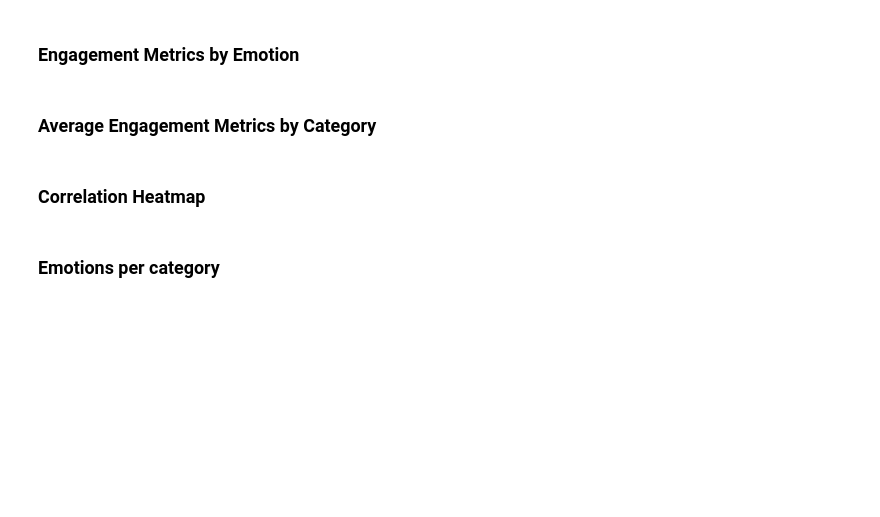
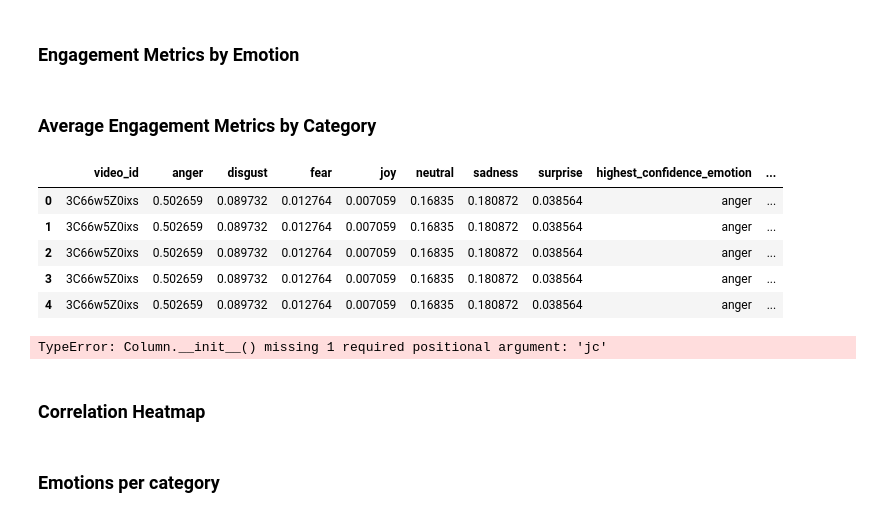
Before and after one commit to seszele64/Youtube-sentiment-analysis-project, a Jupyter notebook: 5. results_visualisation.ipynb, the cells around one changed output. Saved outputs shown, nothing was run; the diff lists cells and outputs as text; code cells hidden in the pictures; blank space fills up the shorter version.

```diff
--- a/5. results_visualisation.ipynb
+++ b/5. results_visualisation.ipynb
@@ -206,24 +273,35 @@ fig.write_image(
 # %% [markdown]
 ### Average Engagement Metrics by Category
+# %%
+final_df.head()
+# %% [output]
+|  | video_id | anger | disgust | fear | joy | neutral | sadness | surprise | highest_confidence_emotion | ... |
+| 0 | 3C66w5Z0ixs | 0.502659 | 0.089732 | 0.012764 | 0.007059 | 0.16835 | 0.180872 | 0.038564 | anger | ... |
+| 1 | 3C66w5Z0ixs | 0.502659 | 0.089732 | 0.012764 | 0.007059 | 0.16835 | 0.180872 | 0.038564 | anger | ... |
+| 2 | 3C66w5Z0ixs | 0.502659 | 0.089732 | 0.012764 | 0.007059 | 0.16835 | 0.180872 | 0.038564 | anger | ... |
+| 3 | 3C66w5Z0ixs | 0.502659 | 0.089732 | 0.012764 | 0.007059 | 0.16835 | 0.180872 | 0.038564 | anger | ... |
+| 4 | 3C66w5Z0ixs | 0.502659 | 0.089732 | 0.012764 | 0.007059 | 0.16835 | 0.180872 | 0.038564 | anger | ... |
 # %%
 # Calculate Average Engagement Metrics in PySpark
 
 
 import numpy as np
 import matplotlib.pyplot as plt
+# !pip install palettable
 from palettable import colorbrewer
 import seaborn as sns
 from sklearn.preprocessing import MinMaxScaler
 from pyspark.sql.functions import avg
 
 # Assuming df is a PySpark DataFrame with your data
-metrics = df.groupBy('categoryId') \
-    .agg(
-        avg('comment_rate').alias('avg_comment_rate'),
-        avg('dislike_rate').alias('avg_dislike_rate'),
-        avg('dislike_ratio').alias('avg_dislike_ratio'),
-        avg('controversy_index').alias('avg_controversy_index')
+metrics = final_df.groupby('categoryTitle').agg(
+    avg('view_count').alias('average_views'),
+    avg('like_count').alias('average_likes'),
+    avg('dislike_count').alias('average_dislikes'),
+    avg('comment_count').alias('average_comments'),
+    avg('engagement_rate').alias('average_engagement_rate')
 )
+
 
 # Convert to Pandas DataFrame for visualization
 metrics_pd = metrics.toPandas()
@@ -234,11 +312,10 @@ scaler = MinMaxScaler()
 
 metrics_normalized = pd.DataFrame(scaler.fit_transform(metrics_pd.iloc[:, 1:]),
                                   columns=metrics_pd.columns[1:],
-                                  index=metrics_pd['categoryId'])
+                                  index=metrics_pd['categoryTitle'])
 
 # Reset index to keep 'categoryId' as a column for plotting
 metrics_normalized.reset_index(inplace=True)
-
 
 # use color pallette from brewer
 
@@ -279,6 +356,8 @@ plt.show()
 # save as svg
 fig.write_image(
     "charts/eng_metrics/average_engagement_metrics.svg", width=1200, height=800)
+# %% [output]
+TypeError: Column.__init__() missing 1 required positional argument: 'jc'
 # %%
 import plotly.graph_objects as go
 from plotly.subplots import make_subplots
```
Also changed, not shown: parts of 46 cells of this notebook.
